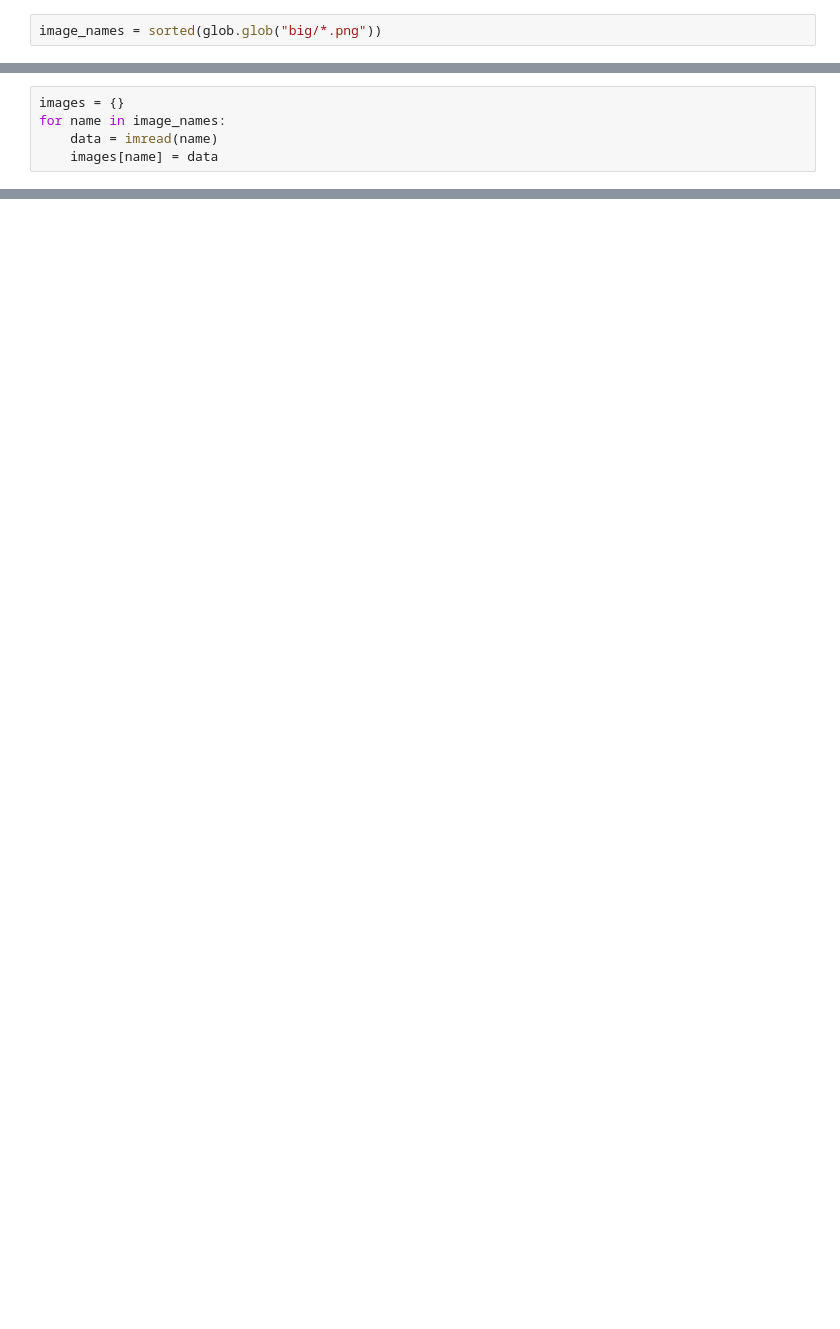
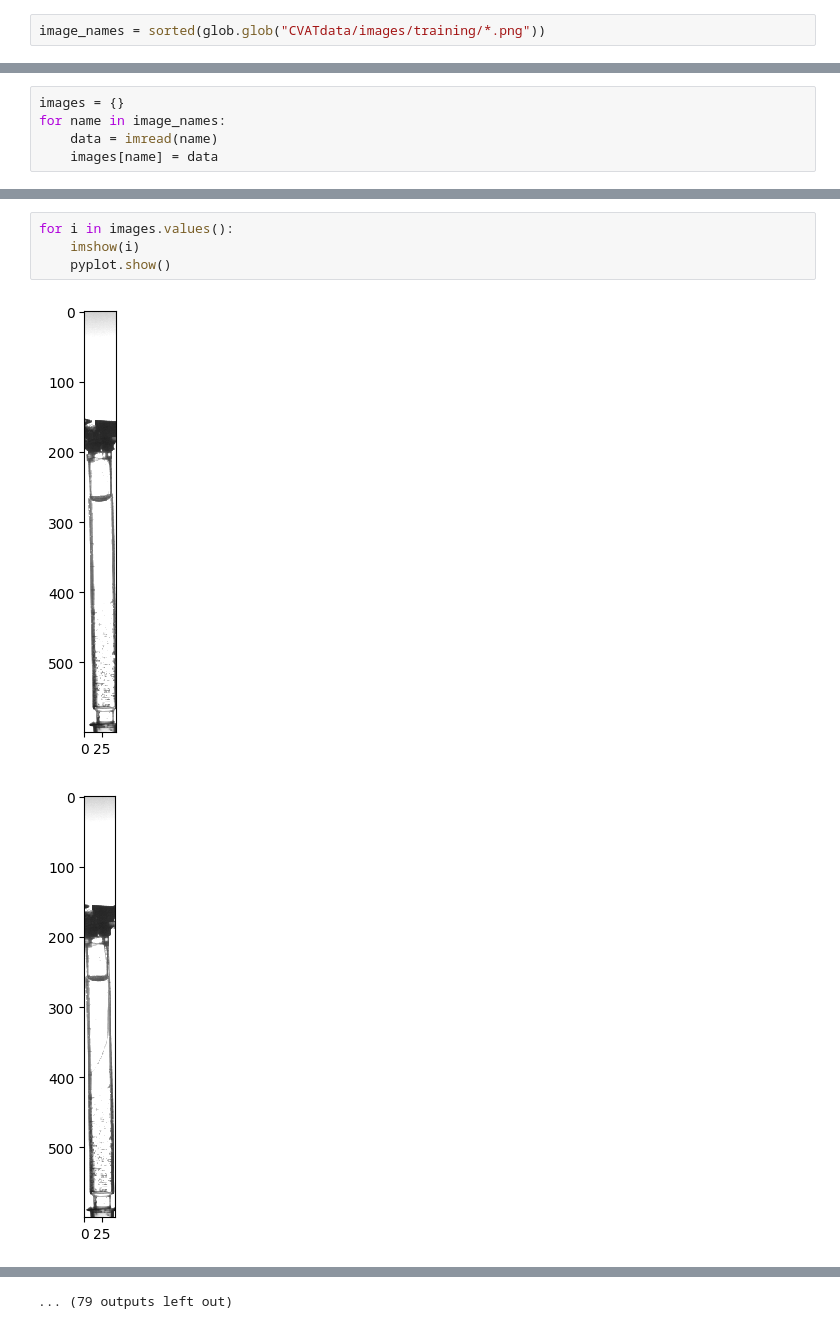
Before and after one commit to Tomas-Pierce-at-UNC/MothDrinks, a Jupyter notebook: proboscisTracking.ipynb, the cells around one changed output, grey strips where cells are left out. Drawn from its saved outputs; the diff is of its cells as text; blank space fills up the shorter version.

```diff
--- a/proboscisTracking.ipynb
+++ b/proboscisTracking.ipynb
@@ -30,5 +14,5 @@ et = ElementTree.parse("proboscis_annotations_big.xml")
 # %%
-image_names = sorted(glob.glob("big/*.png"))
+image_names = sorted(glob.glob("CVATdata/images/training/*.png"))
 # %%
 masks = {}
 for img in et.findall('image'):
@@ -69,0 +62,7 @@ big/example0000000.png
+# %%
+for i in images.values():
+    imshow(i)
+    pyplot.show()
+# %% [output]
+[figure, added]
+[figure, added]
@@ -69,0 +79 @@ big/example0000000.png
+... (79 outputs left out)
```
Also changed, not shown: parts of 38 cells of this notebook.
